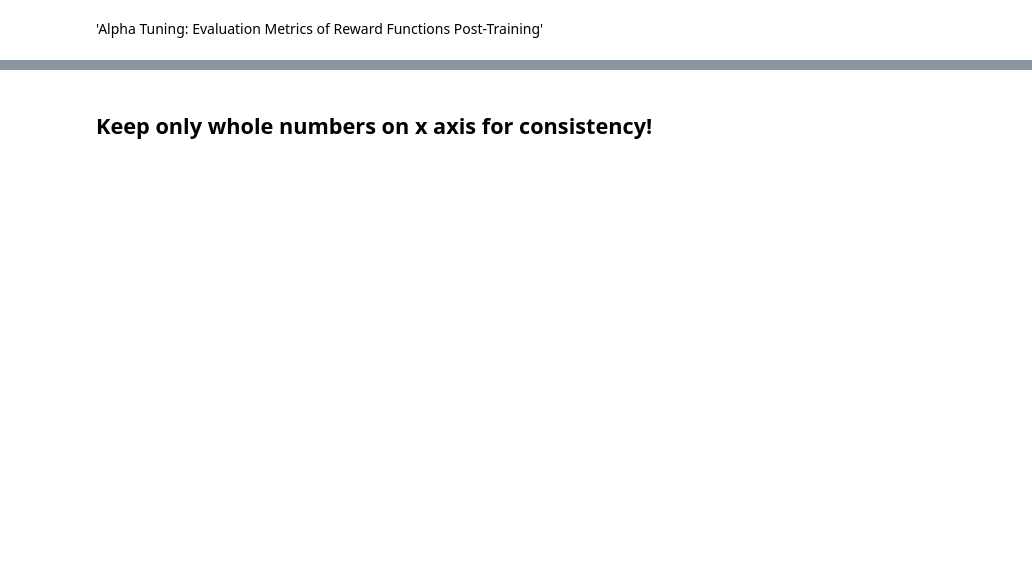
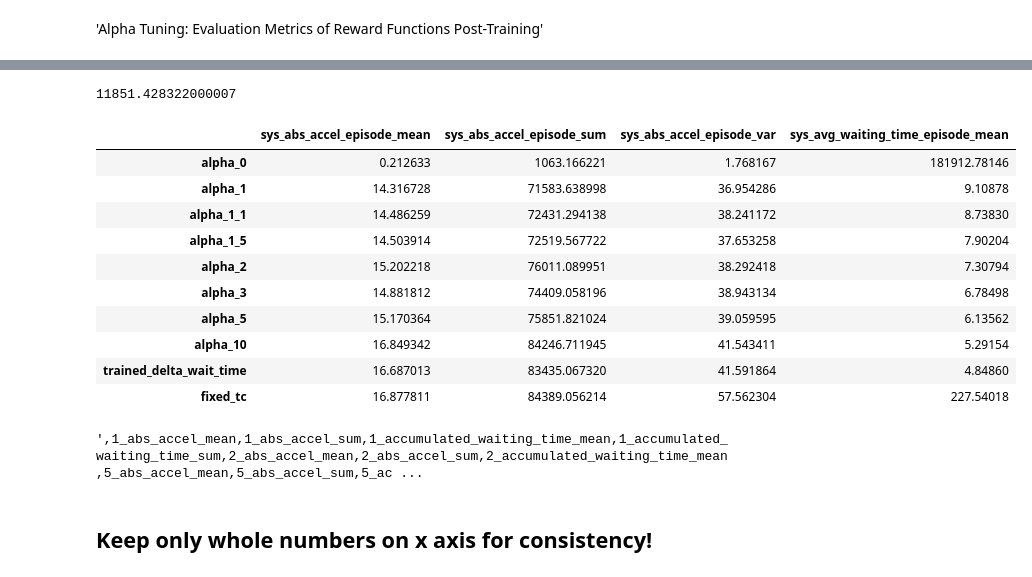
Before and after one commit to Loveen01/multi-agent-reinforcement-learning-reduce-non-exhaust-emissions, a Jupyter notebook: data_analysis_for_2x2/comparing_results_from_diff_accum_wait_reward_experiment_2x2grid_capped_reward.ipynb, the cells around one changed output, grey strips where cells are left out. Cells and saved outputs as stored; diff of their text form; code cells hidden in the pictures; blank space fills up the shorter version.

```diff
--- a/data_analysis_for_2x2/comparing_results_from_diff_accum_wait_reward_experiment_2x2grid_capped_reward.ipynb
+++ b/data_analysis_for_2x2/comparing_results_from_diff_accum_wait_reward_experiment_2x2grid_capped_reward.ipynb
@@ -506,3 +576,40 @@ plt.show()
+# %%
+83435.067320 - 71583.638998
+# %% [output]
+11851.428322000007
+# %%
+df_average_whole_experiment_ordered = df_average_whole_experiment.reindex([
+                                         'alpha_0',
+                                         "alpha_1",
+                                         "alpha_1_1",
+                                         "alpha_1_5",
+                                         "alpha_2",
+                                         "alpha_3",
+                                         "alpha_5",
+                                         "alpha_10",
+                                         "trained_delta_wait_time",
+                                         "fixed_tc"])
+
+df_average_whole_experiment_ordered.loc[:,['sys_abs_accel_episode_mean',
+                                            'sys_abs_accel_episode_sum',
+                                            'sys_abs_accel_episode_var',
+                                            'sys_avg_waiting_time_episode_mean'] ]
+# %% [output]
+|  | sys_abs_accel_episode_mean | sys_abs_accel_episode_sum | sys_abs_accel_episode_var | sys_avg_waiting_time_episode_mean |
+| alpha_0 | 0.212633 | 1063.166221 | 1.768167 | 181912.78146 |
+| alpha_1 | 14.316728 | 71583.638998 | 36.954286 | 9.10878 |
+| alpha_1_1 | 14.486259 | 72431.294138 | 38.241172 | 8.73830 |
+| alpha_1_5 | 14.503914 | 72519.567722 | 37.653258 | 7.90204 |
+| alpha_2 | 15.202218 | 76011.089951 | 38.292418 | 7.30794 |
+| alpha_3 | 14.881812 | 74409.058196 | 38.943134 | 6.78498 |
+| alpha_5 | 15.170364 | 75851.821024 | 39.059595 | 6.13562 |
+| alpha_10 | 16.849342 | 84246.711945 | 41.543411 | 5.29154 |
+| trained_delta_wait_time | 16.687013 | 83435.067320 | 41.591864 | 4.84860 |
+| fixed_tc | 16.877811 | 84389.056214 | 57.562304 | 227.54018 |
+# %%
+df_average_whole_experiment_agent_wide.to_csv()
+# %% [output]
+',1_abs_accel_mean,1_abs_accel_sum,1_accumulated_waiting_time_mean,1_accumulated_waiting_time_sum,2_abs_accel_mean,2_abs_accel_sum,2_accumulated_waiting_time_mean,5_abs_accel_mean,5_abs_accel_sum,5_ac ...
 # %% [markdown]
 ## Keep only whole numbers on x axis for consistency!
 # %%
```
Also changed, not shown: parts of 70 cells of this notebook, 34 other files.
